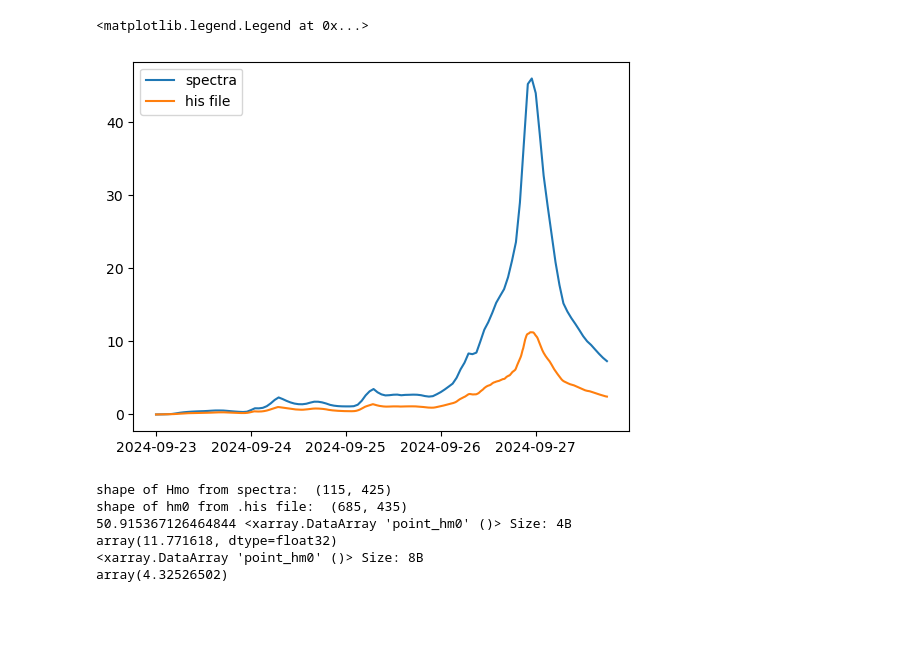
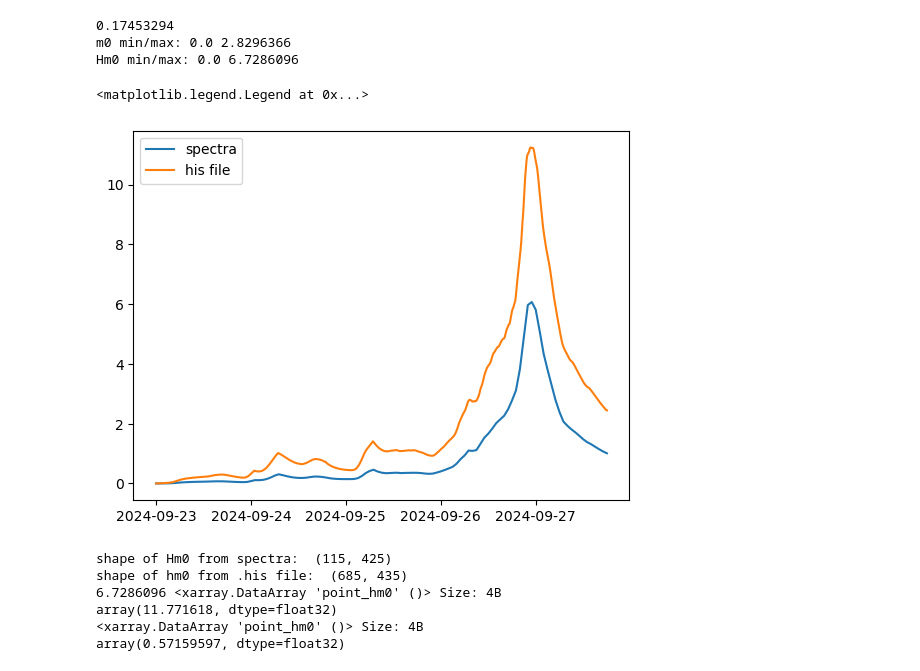
Before and after one commit to csherwood-usgs/NOPP_comparison, a Jupyter notebook: load_hurrywave.ipynb, the cells around one changed output. Saved outputs shown, nothing was run; the diff lists cells and outputs as text; code cells hidden in the pictures; blank space fills up the shorter version.

```diff
--- a/load_hurrywave.ipynb
+++ b/load_hurrywave.ipynb
@@ -51,45 +51,51 @@ Data variables: (12/15)
     title:                               HurryWave his point netcdf output
 # %%
 # calculate Hmo from HurryWave spectra
-
 nc_path = data_dir+"hurrywave_sp2.nc"
 ds = xr.open_dataset(nc_path, mask_and_scale=True, decode_cf=True)
 
-S = ds['point_spectrum2d']   # (time, stations, theta, sigma)
+time = ds['time'].values
+freq = ds['sigma'].values # Hz
+theta = np.deg2rad( ds['theta'].values ) # radians (converted from degrees)
+dtheta = np.abs( theta[1]-theta[0] )
+print(dtheta)
 
-time = ds['time'].values
-f = ds['sigma'].values
-theta_deg = ds['theta'].values
+S_thf = ds['point_spectrum2d']   # (time, stations, theta, sigma) ]
 
-nT, nP, nD, nF = S.shape
+# integrate over direction (rad) -> m^2 s
+S_f = np.sum(S_thf, axis=2)*dtheta
 
-Hmo = np.zeros((nT,nP))
+# integrate over frequency (Hz) -> m^2
+m0 = np.trapezoid(S_f, freq, axis=-1)
 
-for t in range(nT):
-    for p in range(nP):
-        Sfth = S.values[t,p,:,:]     # (theta,f)
-        m0_f = np.trapezoid(Sfth, theta_deg, axis=0)
-        m0 = np.trapezoid(m0_f, f)
-        Hmo[t,p] = 4*np.sqrt(m0)
+# calculate Hm0
+Hm0 = 4 * np.sqrt(m0)
+
+print("m0 min/max:", np.min(m0), np.max(m0))
+print("Hm0 min/max:", np.min(Hm0), np.max(Hm0))
+# %% [output]
+0.17453294
+m0 min/max: 0.0 2.8296366
+Hm0 min/max: 0.0 6.7286096
 # %%
-plt.plot( time, Hmo[:,300], label='spectra' )
+plt.plot( time, Hm0[:,300], label='spectra' )
 plt.plot( ds_his['time'], ds_his['point_hm0'][:, 300], label='his file')
 plt.legend()
 # %% [output]
 <matplotlib.legend.Legend at 0x...>
-[figure, old version]
+[figure, new version]
 # %%
-print( 'shape of Hmo from spectra: ',np.shape( Hmo) )
+print( 'shape of Hm0 from spectra: ',np.shape( Hm0) )
 print( 'shape of hm0 from .his file: ',np.shape( ds_his['point_hm0'] ) )
-print( np.max (Hmo), np.max( ds_his['point_hm0']) )
-print( np.max (Hmo) / np.max( ds_his['point_hm0']) )
+print( np.max (Hm0), np.max( ds_his['point_hm0']) )
+print( np.max (Hm0) / np.max( ds_his['point_hm0']) )
 # %% [output]
-shape of Hmo from spectra:  (115, 425)
+shape of Hm0 from spectra:  (115, 425)
 shape of hm0 from .his file:  (685, 435)
-50.915367126464844 <xarray.DataArray 'point_hm0' ()> Size: 4B
+6.7286096 <xarray.DataArray 'point_hm0' ()> Size: 4B
 array(11.771618, dtype=float32)
-<xarray.DataArray 'point_hm0' ()> Size: 8B
-array(4.32526502)
+<xarray.DataArray 'point_hm0' ()> Size: 4B
+array(0.57159597, dtype=float32)
 # %%
 # -----------------------------
 # constants
```
Also changed, not shown: parts of 5 cells of this notebook.
